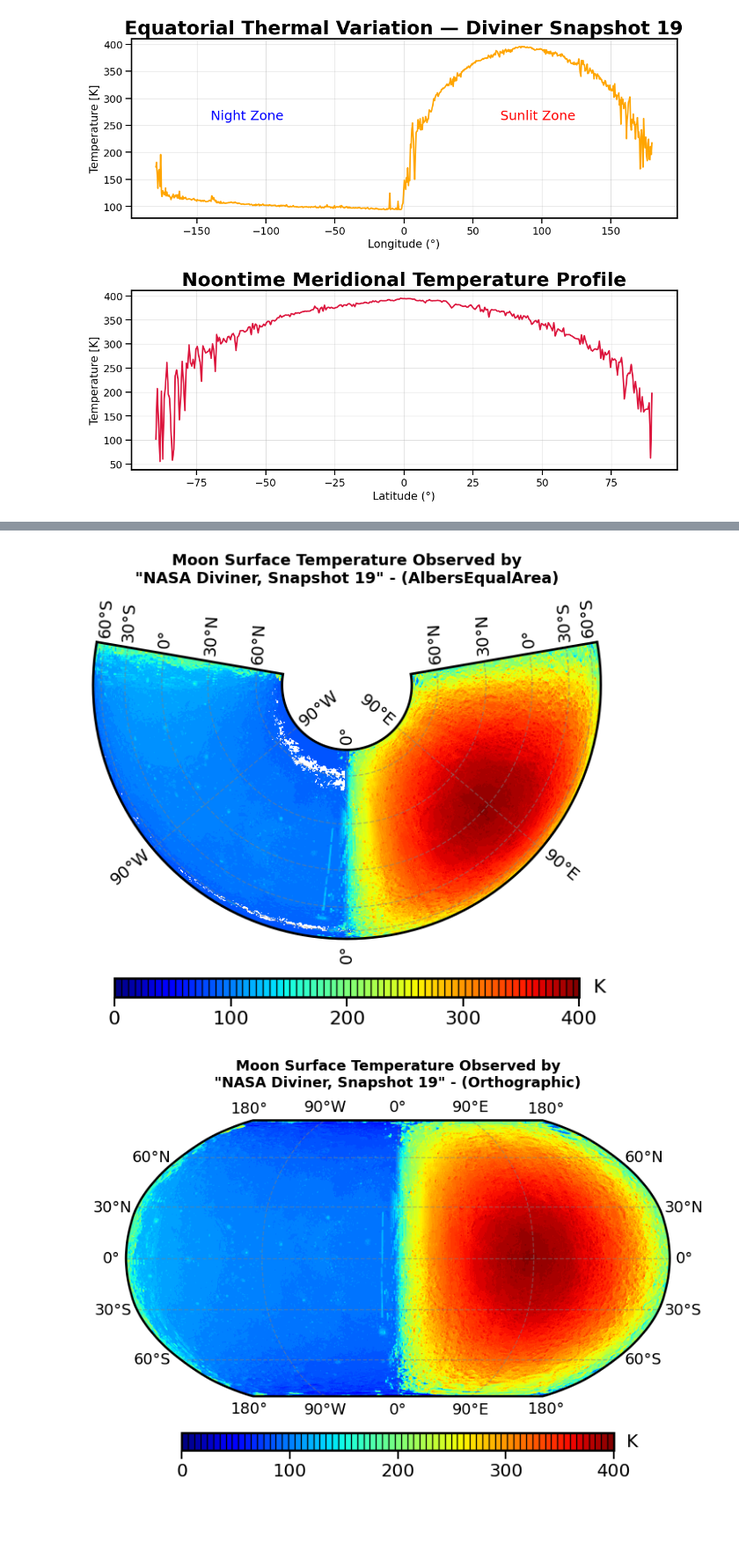
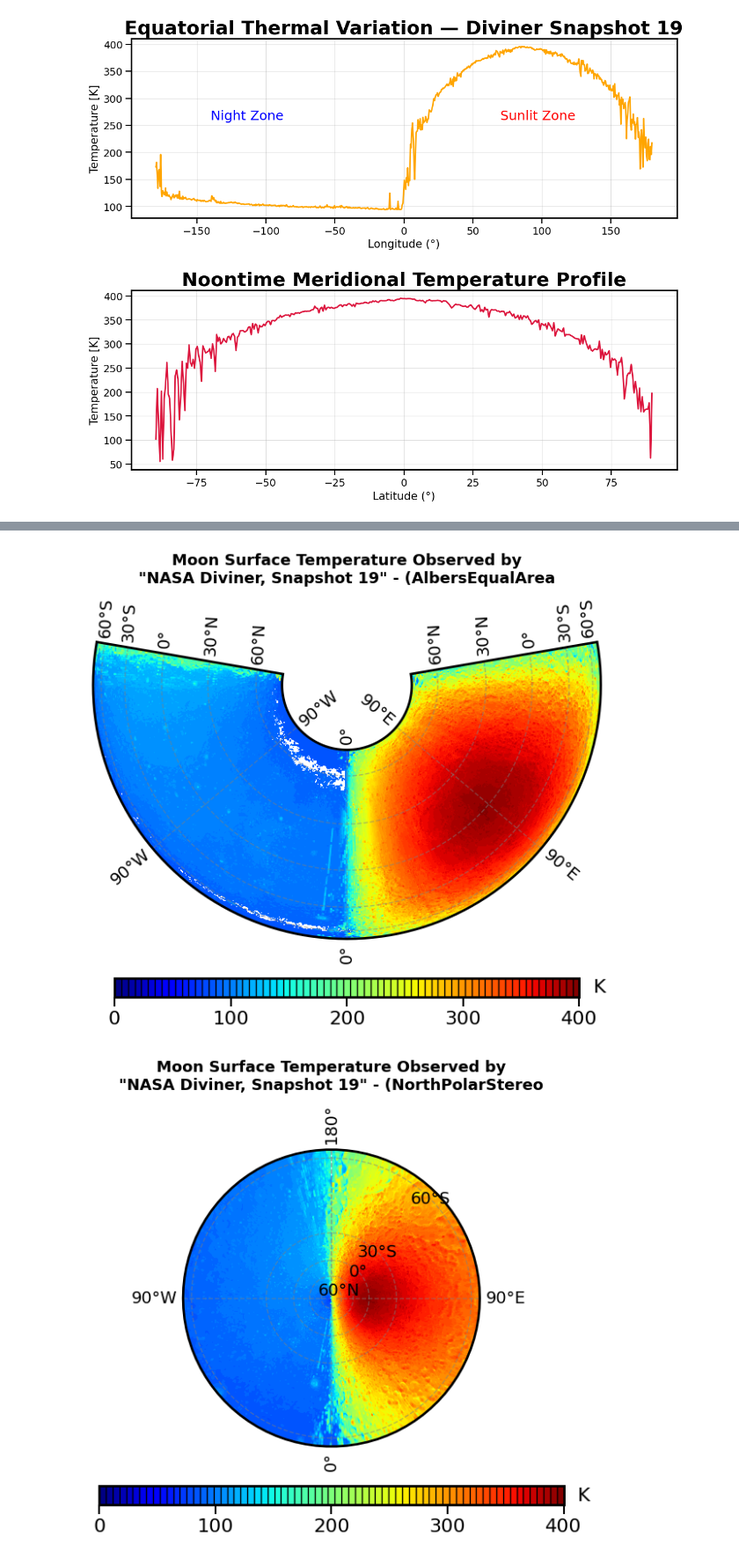
Before and after one commit to JabraelNoael/astronomical_measurements, a Jupyter notebook: MoonTemperature.ipynb, the cells around one changed output, grey strips where cells are left out. Shown at 88% size. Saved outputs shown, nothing was run; the diff lists cells and outputs as text; code cells hidden in the pictures; blank space fills up the shorter version.

```diff
--- a/MoonTemperature.ipynb
+++ b/MoonTemperature.ipynb
@@ -112,7 +112,7 @@ fig.tight_layout(pad=3)
 [figure]
 # %%
 # Create the figure and axis with Robinson projection
-ccrs_type = ['Robinson', 'Mercator', 'Mollweide', 'PlateCarree', 'LambertConformal', 'AlbersEqualArea', 'Orthographic', 'NorthPolarStereo', 'LambertAzimuthalEqualArea']
+ccrs_type = ['Robinson', 'Mercator', 'Mollweide', 'PlateCarree', 'LambertConformal', 'AlbersEqualArea', 'NorthPolarStereo', 'LambertAzimuthalEqualArea']
 for i in range(len(ccrs_type)):
     match ccrs_type[i]:
         case 'Robinson': #0
@@ -159,7 +159,7 @@ for i in range(len(ccrs_type)):
                 fontsize=16, va='center')  # place "K" at right
     cbar.ax.tick_params(labelsize=16)
 
-    ax.set_title(f"Moon Surface Temperature Observed by\n\"NASA Diviner, Snapshot 19\" - ({ccrs_type[i]})", fontweight="bold",fontsize=13, pad=12)
+    ax.set_title(f"Moon Surface Temperature Observed by\n\"NASA Diviner, Snapshot 19\" - ({ccrs_type[i]}", fontweight="bold",fontsize=13, pad=12)
 
     #grid lines
     gl = ax.gridlines(draw_labels=True, linewidth=1, color='gray',
@@ -187,2 +187,2 @@ for i in range(len(ccrs_type)):
-[figure, old version]
+[figure, new version]
-[figure, old version]
+[figure, new version]
```
Also changed, not shown: parts of 1 cell of this notebook.
